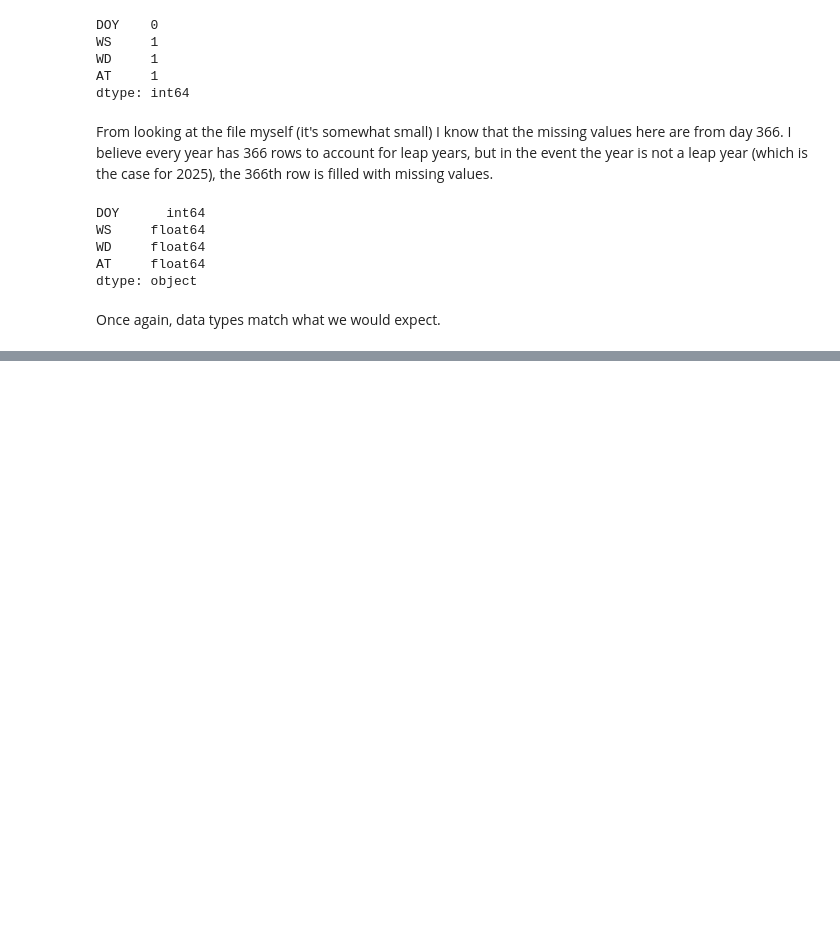
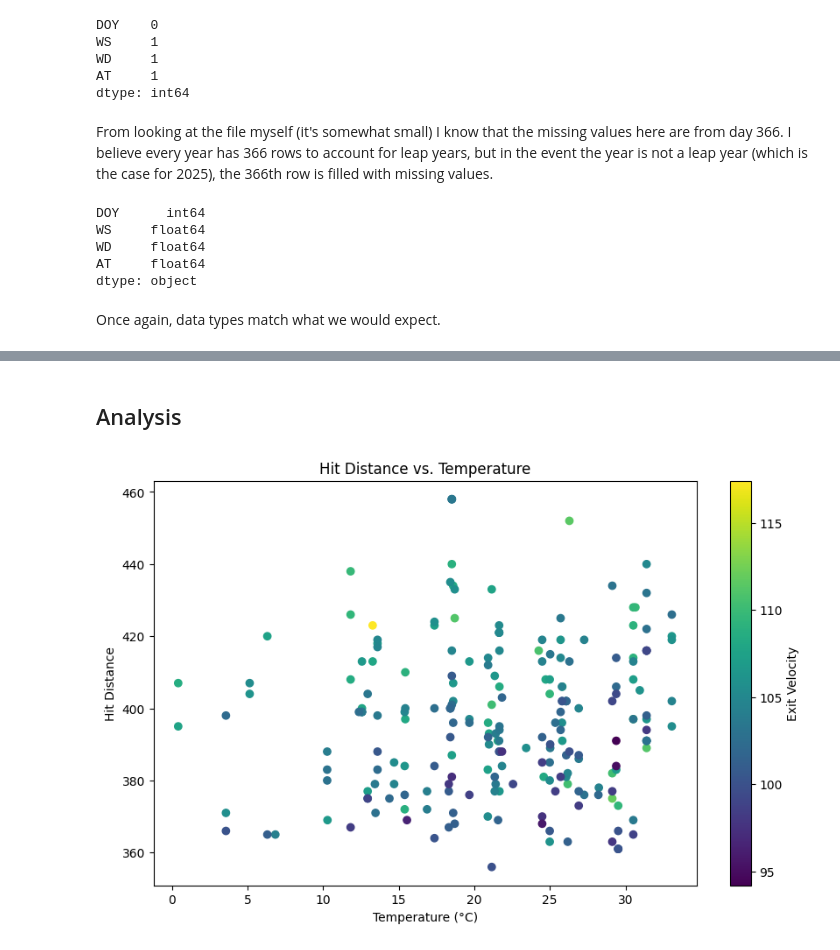
Before and after one commit to Jeremylinardatos/IS477git, a Jupyter notebook: final-project.ipynb, the cells around one changed output, grey strips where cells are left out. Drawn from its saved outputs; the diff is of its cells as text; code cells hidden in the pictures; blank space fills up the shorter version.

```diff
--- a/final-project.ipynb
+++ b/final-project.ipynb
@@ -237,0 +268,10 @@ Once again, data types match what we would expect.
+# %%
+# reformat player_name from "last, first" to "first last"
+hrs['player_name'] = hrs['player_name'].str.split(',').str[::-1].str.join(' ').str.strip()
+
+# get rid of # and *, whic
+batting['Player'] = batting['Player'].str.rstrip('#*')
+
+# merge datasets
+hrs = pd.merge(hrs, batting, how='left', left_on='player_name', right_on='Player')
+hrs.head()
@@ -237,0 +303,11 @@ Once again, data types match what we would expect.
+# %%
+# convert DOY column into a usable datetime
+weather['date'] = pd.to_datetime('2025-01-01') + pd.to_timedelta(weather['DOY'] - 1, unit='D')
+
+# convert game_date column into a datetime
+hrs['game_date'] = pd.to_datetime(hrs['game_date'])
+# %%
+# merge datasets on date
+
+hrs = pd.merge(hrs, weather, how='left', left_on='game_date', right_on='date').drop(columns=['date'])
+hrs.head()
@@ -237,0 +339,20 @@ Once again, data types match what we would expect.
+# %% [markdown]
+## Analysis
+# %%
+plt.figure(figsize=(10, 6))
+
+plt.scatter(
+    x=hrs['AT'],
+    y=hrs['hit_distance_sc'],
+    c=hrs['launch_speed']
+)
+
+plt.colorbar(label="Exit Velocity")
+
+plt.xlabel('Temperature (°C)')
+plt.ylabel('Hit Distance')
+plt.title('Hit Distance vs. Temperature')
+
+plt.show()
+# %% [output]
+[figure, added]
```
Also changed, not shown: parts of 16 cells of this notebook.
